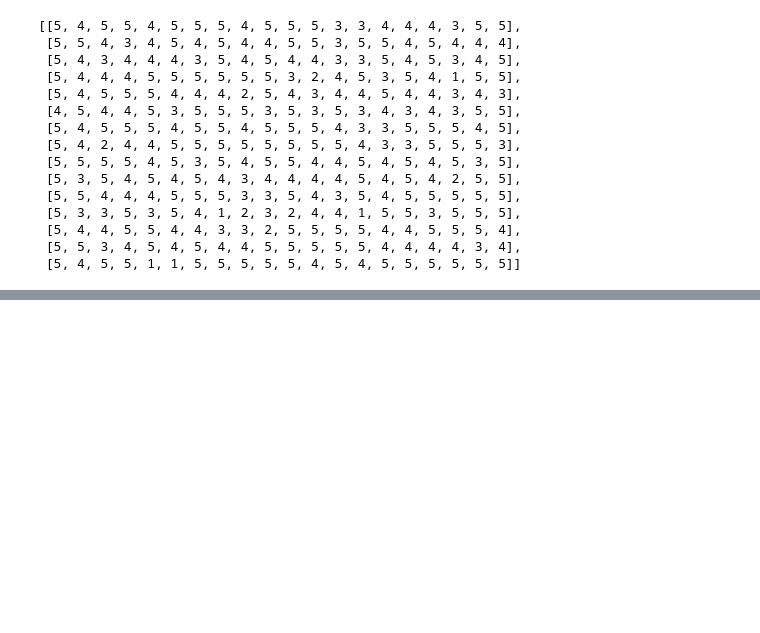
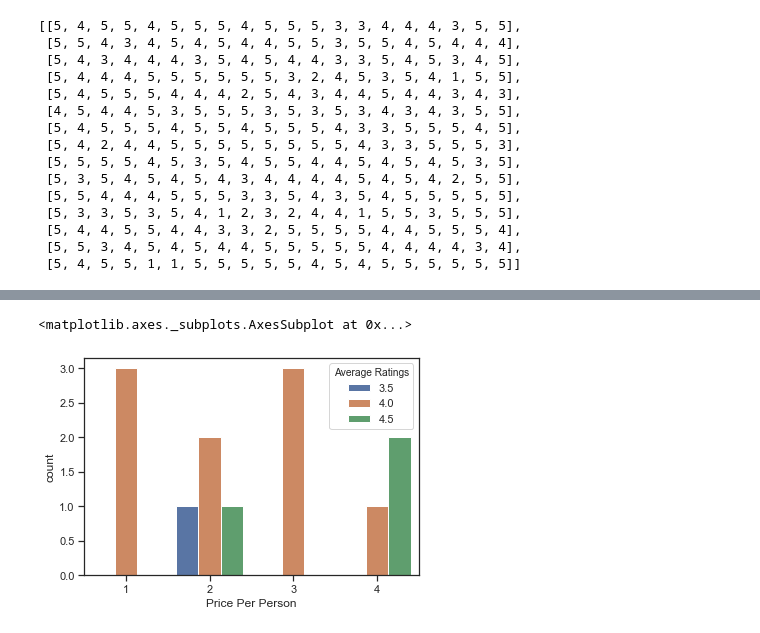
Before and after one commit to kiet415/yelp-project, a Jupyter notebook: yelpScraper.ipynb, the cells around one changed output, grey strips where cells are left out. Saved outputs shown, nothing was run; the diff lists cells and outputs as text; code cells hidden in the pictures; blank space fills up the shorter version.

```diff
--- a/yelpScraper.ipynb
+++ b/yelpScraper.ipynb
@@ -504,0 +632,5 @@ sns.violinplot(x=non_veg_result['Price Per Person'], y=non_veg_result["Yelp Bias
+# %%
+sns.countplot(x=final_df['Price Per Person'], hue=final_df['Average Ratings'])
+# %% [output]
+<matplotlib.axes._subplots.AxesSubplot at 0x...>
+[figure, added]
```
Also changed, not shown: parts of 40 cells of this notebook.
